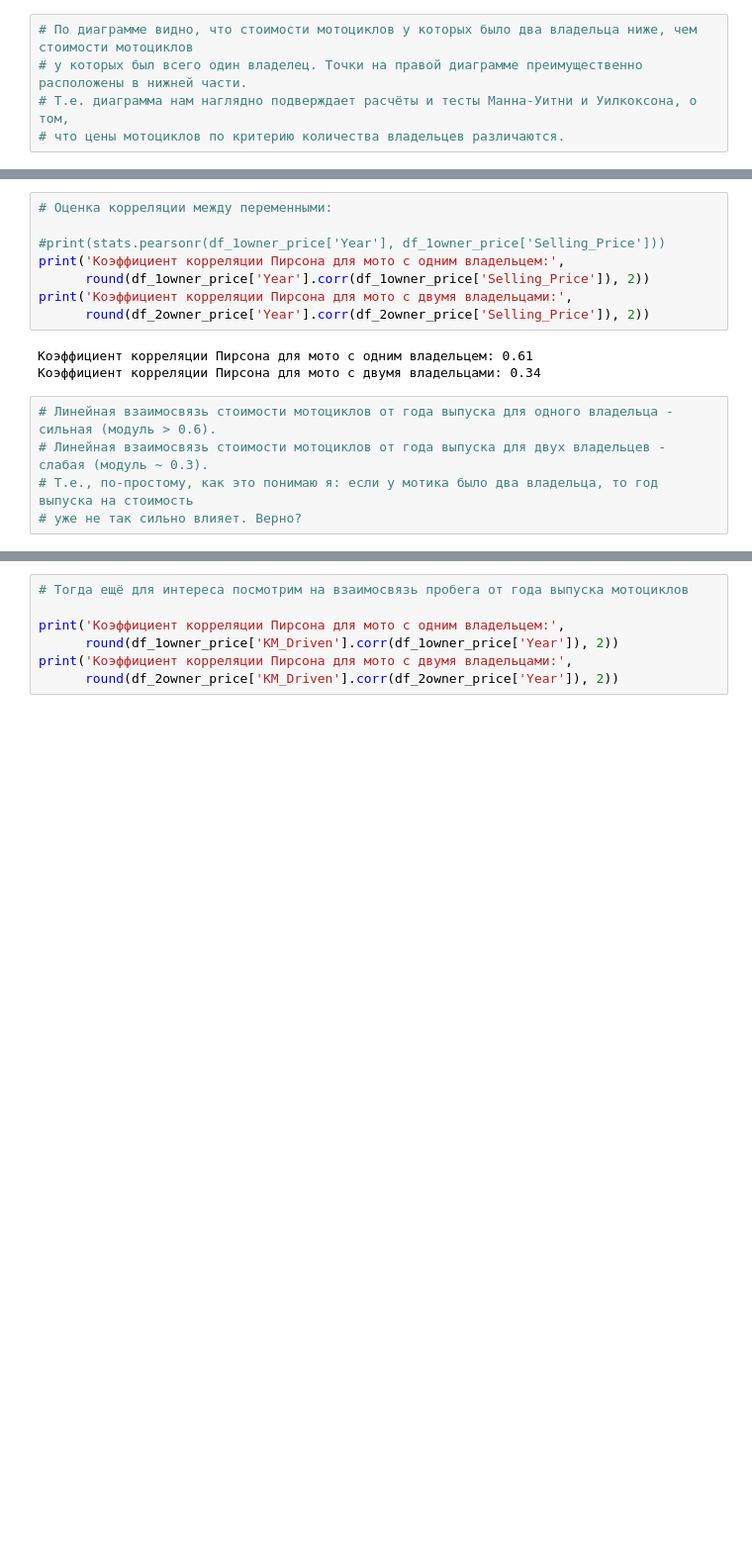
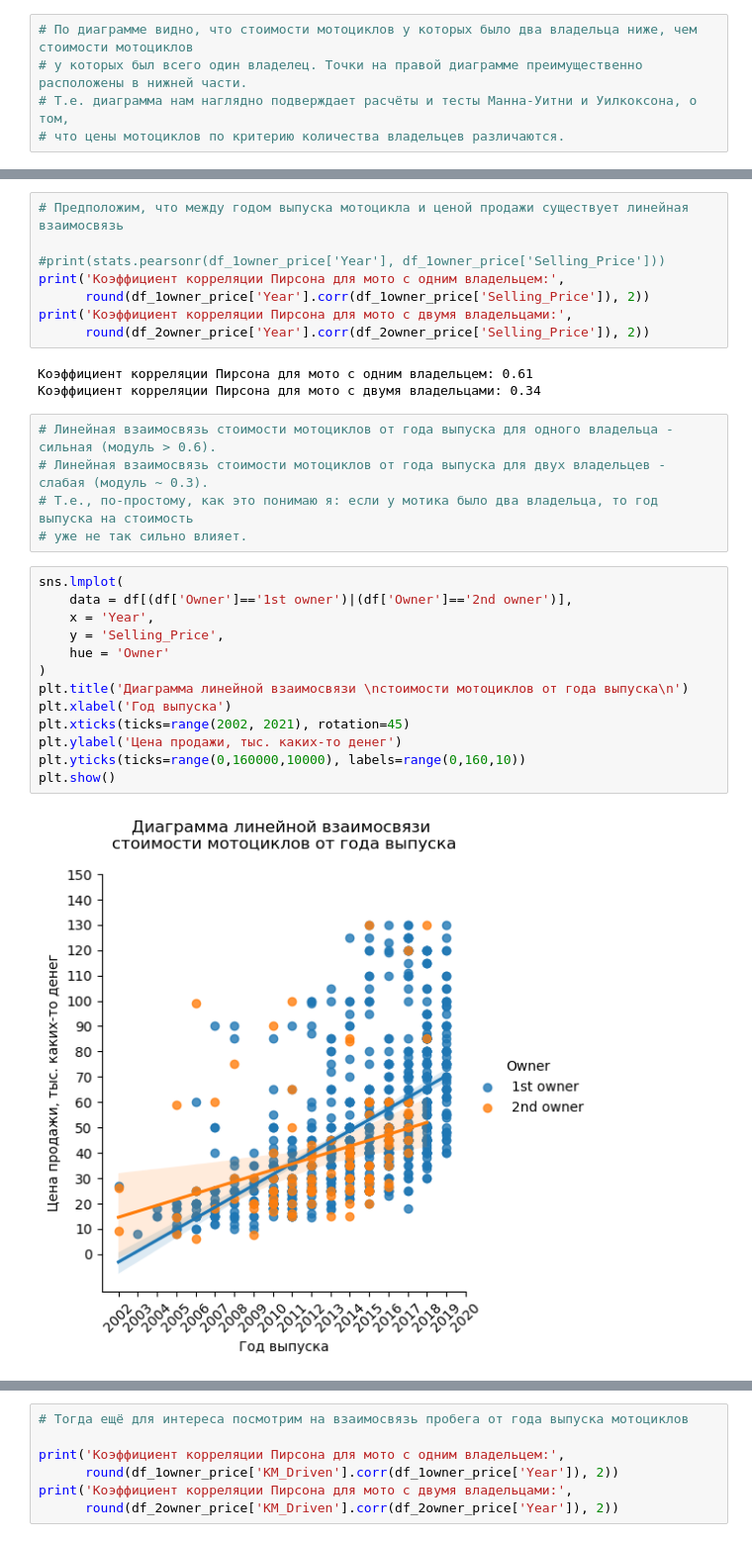
Before and after one commit to V1-code/DZ-11_08.10.2024, a Jupyter notebook: ДЗ-11.ipynb, the cells around one changed output, grey strips where cells are left out. Shown: that part at 99% size. Cells and saved outputs as stored; diff of their text form; blank space fills up the shorter version.

```diff
--- a/ДЗ-11.ipynb
+++ b/ДЗ-11.ipynb
@@ -362,5 +366,5 @@ plt.show()
 # %%
-# Оценка корреляции между переменными:
+# Предположим, что между годом выпуска мотоцикла и ценой продажи существует линейная взаимосвязь
 
 #print(stats.pearsonr(df_1owner_price['Year'], df_1owner_price['Selling_Price']))
 print('Коэффициент корреляции Пирсона для мото с одним владельцем:',
@@ -374,4 +378,19 @@ print('Коэффициент корреляции Пирсона для мот
 # Линейная взаимосвязь стоимости мотоциклов от года выпуска для одного владельца - сильная (модуль > 0.6).
 # Линейная взаимосвязь стоимости мотоциклов от года выпуска для двух владельцев - слабая (модуль ~ 0.3).
 # Т.е., по-простому, как это понимаю я: если у мотика было два владельца, то год выпуска на стоимость
-# уже не так сильно влияет. Верно?
+# уже не так сильно влияет.
+# %%
+sns.lmplot(
+    data = df[(df['Owner']=='1st owner')|(df['Owner']=='2nd owner')],
+    x = 'Year',
+    y = 'Selling_Price',
+    hue = 'Owner'
+)
+plt.title('Диаграмма линейной взаимосвязи \nстоимости мотоциклов от года выпуска\n')
+plt.xlabel('Год выпуска')
+plt.xticks(ticks=range(2002, 2021), rotation=45)
+plt.ylabel('Цена продажи, тыс. каких-то денег')
+plt.yticks(ticks=range(0,160000,10000), labels=range(0,160,10))
+plt.show()
+# %% [output]
+[figure, added]
```
Also changed, not shown: parts of 23 cells of this notebook.
